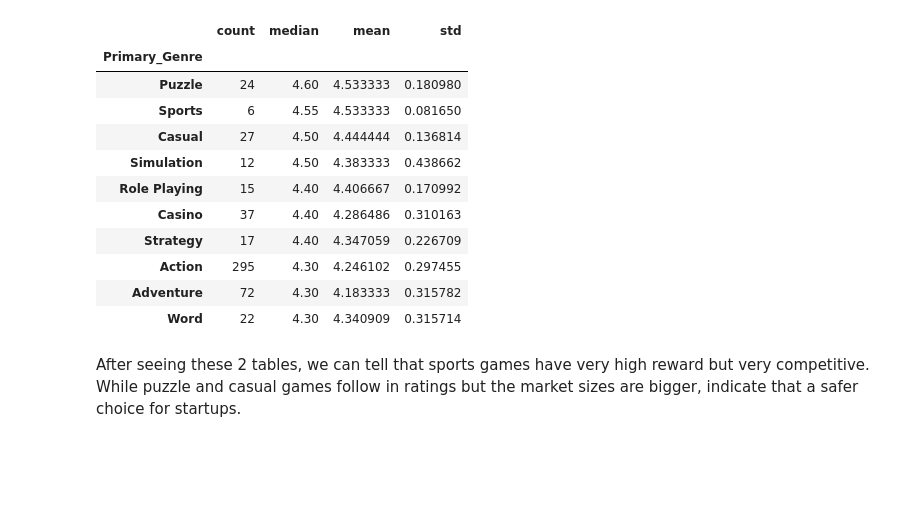
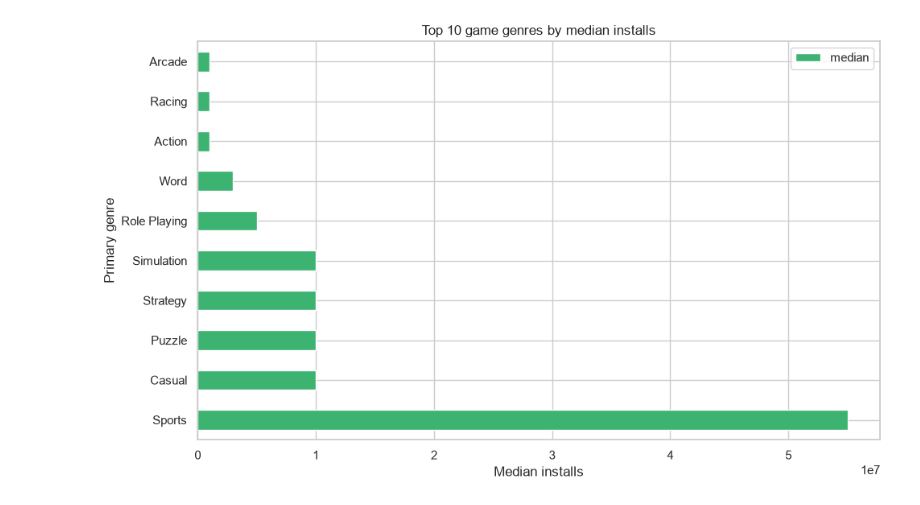
Before and after one commit to cathuyson2010/App_marketplace_analysis, a Jupyter notebook: notebooks/GAME.ipynb, the cells around one changed output. Saved outputs shown, nothing was run; the diff lists cells and outputs as text; code cells hidden in the pictures; blank space fills up the shorter version.

```diff
--- a/notebooks/GAME.ipynb
+++ b/notebooks/GAME.ipynb
@@ -85,17 +94,10 @@ While in top5 are more stable, less risky, very suitable for new startups.
-# %%
-game_df.groupby("Primary_Genre")["Rating"].agg(["count", "median", "mean", "std"]).sort_values("median", ascending=False).head(10)
-# %% [output]
-|  | count | median | mean | std |
-| Primary_Genre |  |  |  |  |
-| Puzzle | 24 | 4.60 | 4.533333 | 0.180980 |
-| Sports | 6 | 4.55 | 4.533333 | 0.081650 |
-| Casual | 27 | 4.50 | 4.444444 | 0.136814 |
-| Simulation | 12 | 4.50 | 4.383333 | 0.438662 |
-| Role Playing | 15 | 4.40 | 4.406667 | 0.170992 |
-| Casino | 37 | 4.40 | 4.286486 | 0.310163 |
-| Strategy | 17 | 4.40 | 4.347059 | 0.226709 |
-| Action | 295 | 4.30 | 4.246102 | 0.297455 |
-| Adventure | 72 | 4.30 | 4.183333 | 0.315782 |
-| Word | 22 | 4.30 | 4.340909 | 0.315714 |
-# %% [markdown]
-After seeing these 2 tables, we can tell that sports games have very high reward but very competitive. While puzzle and casual games follow in ratings but the market sizes are bigger, indicate that a safer choice for startups.
+# %%
+# Top 10 game genres by median installs
+ax = genre_summary[["median"]].plot(kind="barh", figsize=(10, 6), color="mediumseagreen")
+ax.set_title("Top 10 game genres by median installs")
+ax.set_xlabel("Median installs")
+ax.set_ylabel("Primary genre")
+plt.tight_layout()
+plt.show()
+# %% [output]
+[figure, added]
```
Also changed, not shown: parts of 15 cells of this notebook, 4 other files.
